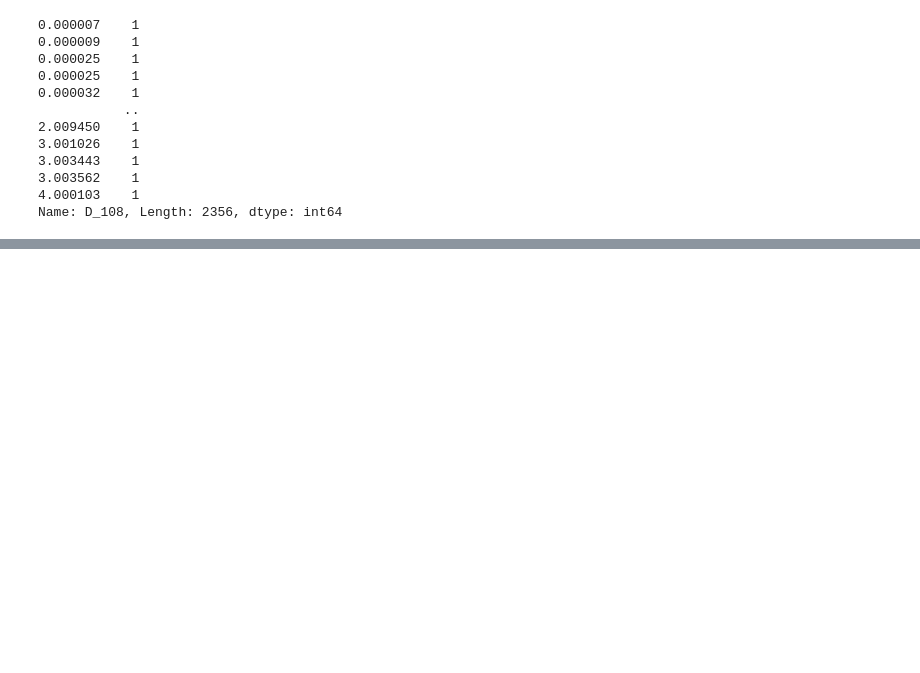
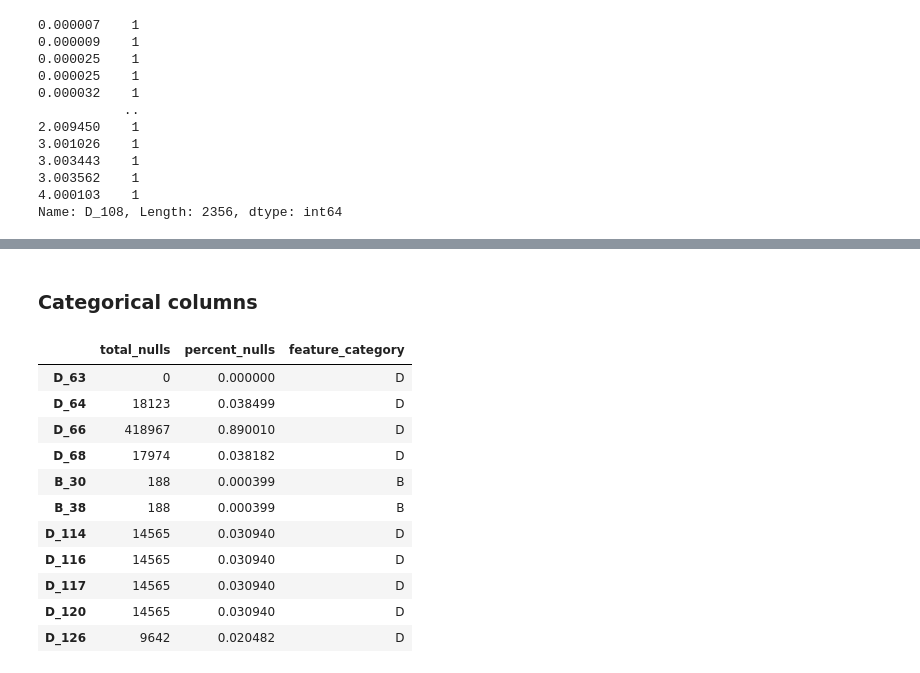
Before and after one commit to We-Need-More-RAM/amex_default_prediction, a Jupyter notebook: notebooks/ryan/2.0_checking_out_the_data.ipynb, the cells around one changed output, grey strips where cells are left out. Cells and saved outputs as stored; diff of their text form; code cells hidden in the pictures; blank space fills up the shorter version.

```diff
--- a/notebooks/ryan/2.0_checking_out_the_data.ipynb
+++ b/notebooks/ryan/2.0_checking_out_the_data.ipynb
@@ -223,0 +278,17 @@ Name: D_108, Length: 2356, dtype: int64
+# %% [markdown]
+### Categorical columns
+# %%
+null_df[null_df.index.isin(cat_columns)]
+# %% [output]
+|  | total_nulls | percent_nulls | feature_category |
+| D_63 | 0 | 0.000000 | D |
+| D_64 | 18123 | 0.038499 | D |
+| D_66 | 418967 | 0.890010 | D |
+| D_68 | 17974 | 0.038182 | D |
+| B_30 | 188 | 0.000399 | B |
+| B_38 | 188 | 0.000399 | B |
+| D_114 | 14565 | 0.030940 | D |
+| D_116 | 14565 | 0.030940 | D |
+| D_117 | 14565 | 0.030940 | D |
+| D_120 | 14565 | 0.030940 | D |
+| D_126 | 9642 | 0.020482 | D |
```
Also changed, not shown: parts of 41 cells of this notebook.
